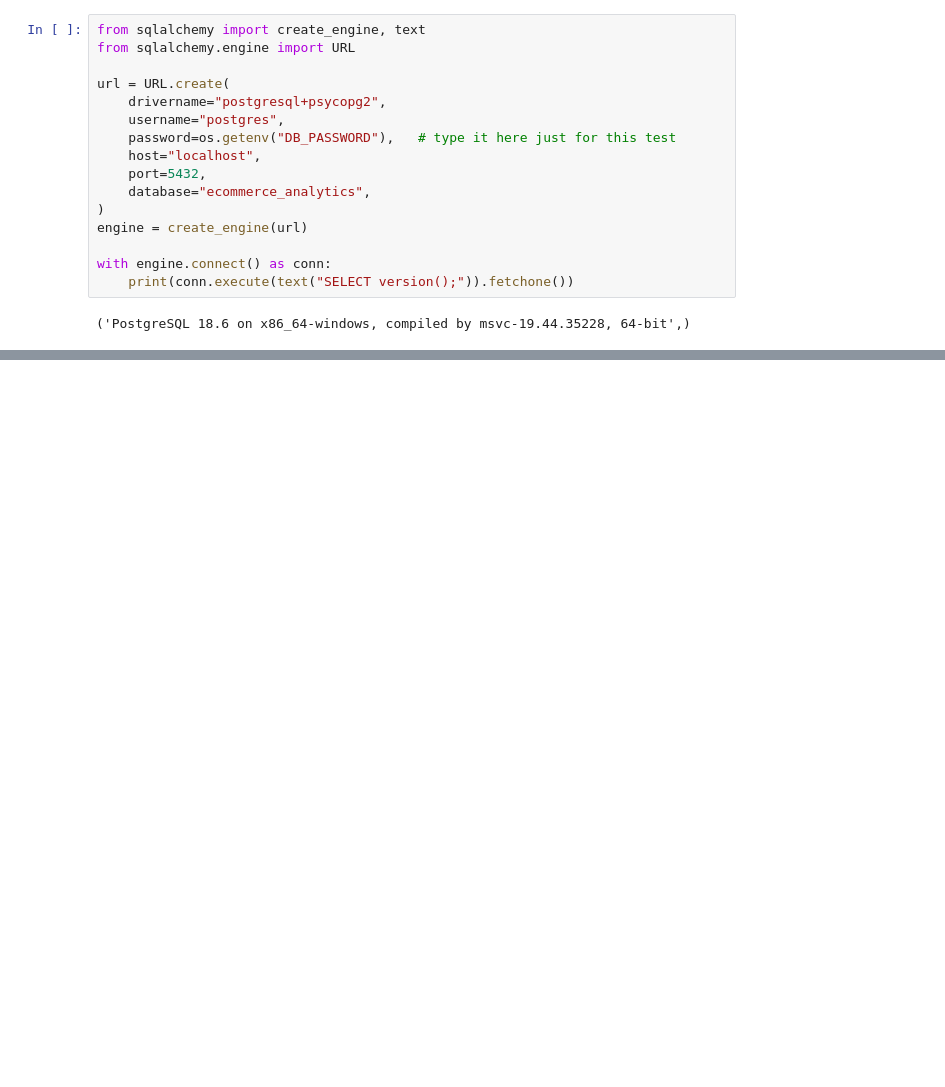
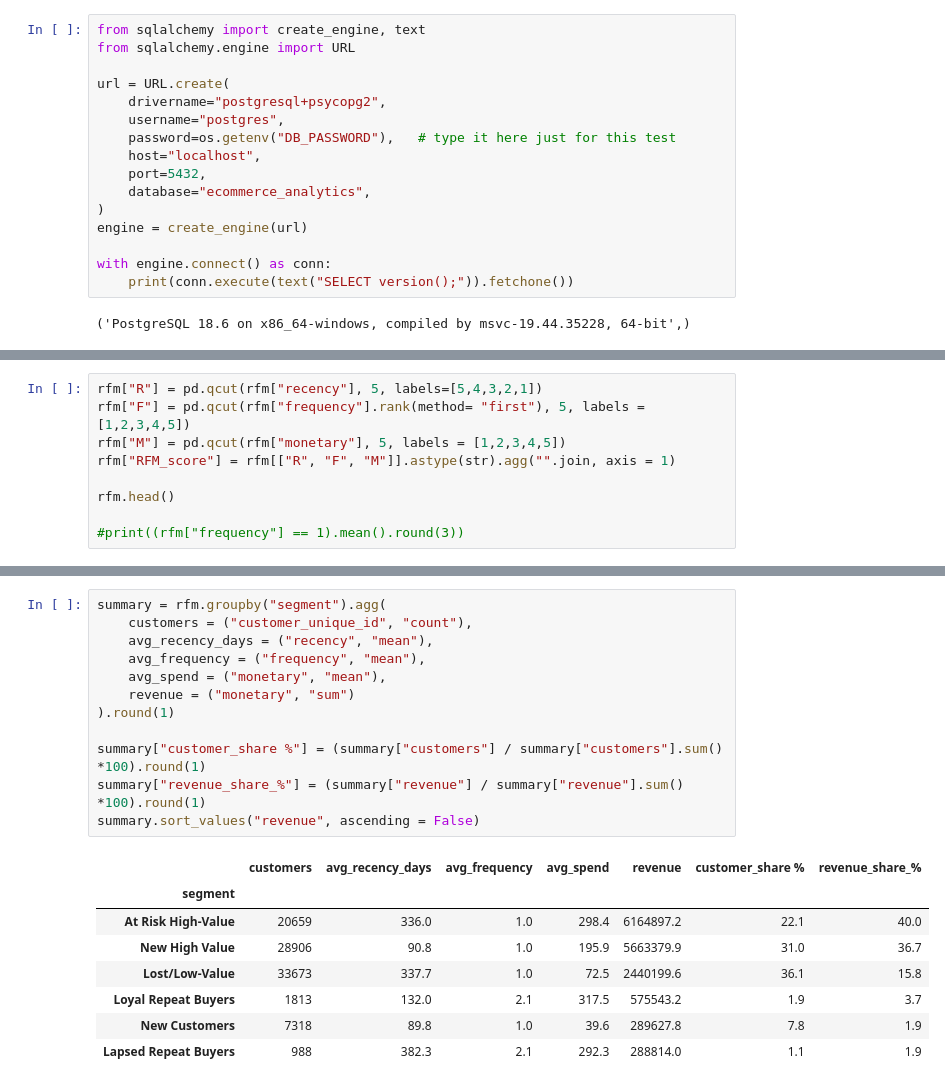
Before and after one commit to Shauryavish010/E-commerce-Customer-Retention-and-RFM-Analytics, a Jupyter notebook: python/customer_analysis.ipynb, the cells around one changed output, grey strips where cells are left out. Drawn from its saved outputs; the diff is of its cells as text; blank space fills up the shorter version.

```diff
--- a/python/customer_analysis.ipynb
+++ b/python/customer_analysis.ipynb
@@ -103,0 +145,9 @@ UsageError: Line magic function `%git` not found.
+# %%
+rfm["R"] = pd.qcut(rfm["recency"], 5, labels=[5,4,3,2,1])
+rfm["F"] = pd.qcut(rfm["frequency"].rank(method= "first"), 5, labels = [1,2,3,4,5])
+rfm["M"] = pd.qcut(rfm["monetary"], 5, labels = [1,2,3,4,5])
+rfm["RFM_score"] = rfm[["R", "F", "M"]].astype(str).agg("".join, axis = 1)
+
+rfm.head()
+
+#print((rfm["frequency"] == 1).mean().round(3))
@@ -103,0 +187,21 @@ UsageError: Line magic function `%git` not found.
+# %%
+summary = rfm.groupby("segment").agg(
+    customers = ("customer_unique_id", "count"),
+    avg_recency_days = ("recency", "mean"),
+    avg_frequency = ("frequency", "mean"),
+    avg_spend = ("monetary", "mean"),
+    revenue = ("monetary", "sum")
+).round(1)
+
+summary["customer_share %"] = (summary["customers"] / summary["customers"].sum() *100).round(1)
+summary["revenue_share_%"] = (summary["revenue"] / summary["revenue"].sum() *100).round(1)
+summary.sort_values("revenue", ascending = False)
+# %% [output]
+|  | customers | avg_recency_days | avg_frequency | avg_spend | revenue | customer_share % | revenue_share_% |
+| segment |  |  |  |  |  |  |  |
+| At Risk High-Value | 20659 | 336.0 | 1.0 | 298.4 | 6164897.2 | 22.1 | 40.0 |
+| New High Value | 28906 | 90.8 | 1.0 | 195.9 | 5663379.9 | 31.0 | 36.7 |
+| Lost/Low-Value | 33673 | 337.7 | 1.0 | 72.5 | 2440199.6 | 36.1 | 15.8 |
+| Loyal Repeat Buyers | 1813 | 132.0 | 2.1 | 317.5 | 575543.2 | 1.9 | 3.7 |
+| New Customers | 7318 | 89.8 | 1.0 | 39.6 | 289627.8 | 7.8 | 1.9 |
+| Lapsed Repeat Buyers | 988 | 382.3 | 2.1 | 292.3 | 288814.0 | 1.1 | 1.9 |
```
Also changed, not shown: parts of 13 cells of this notebook, 2 other files.
